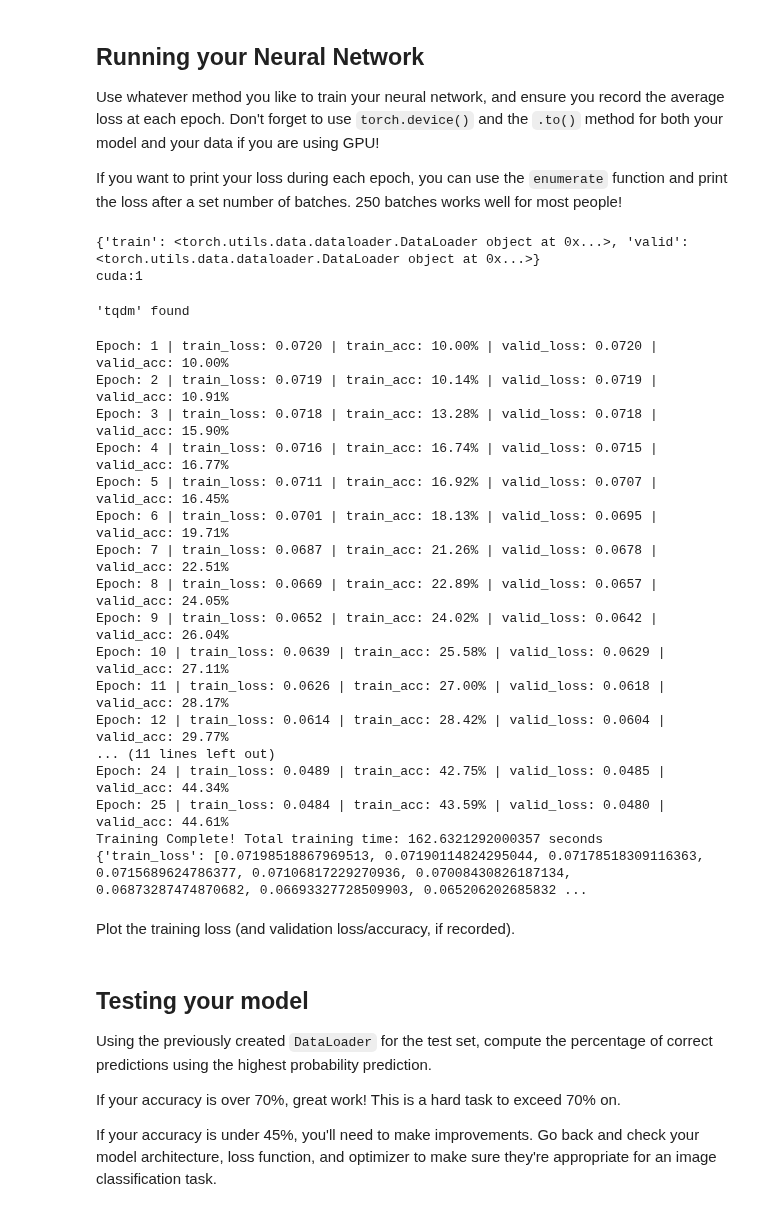
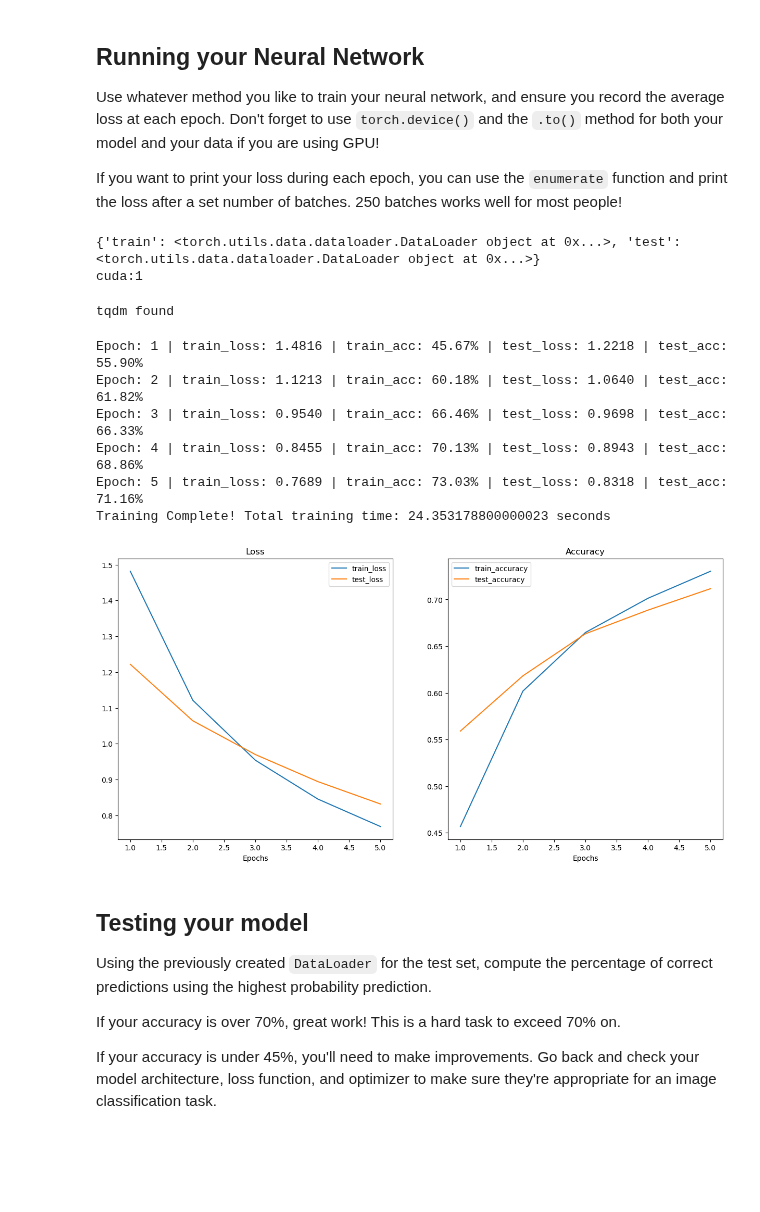
Before and after one commit to kinant/ud-ml-pytorch, a Jupyter notebook: Project 02/cifar_10_image_classifier/CIFAR-10_Image_Classifier-STARTER.ipynb, the cells around one changed output. Cells and saved outputs as stored; diff of their text form; code cells hidden in the pictures; blank space fills up the shorter version.

```diff
--- a/Project 02/cifar_10_image_classifier/CIFAR-10_Image_Classifier-STARTER.ipynb
+++ b/Project 02/cifar_10_image_classifier/CIFAR-10_Image_Classifier-STARTER.ipynb
@@ -433,7 +444,7 @@ def train(model: Classifier,
 # %%
 dataloaders = {
     "train": train_loader,
-    "valid": test_loader
+    "test": test_loader
 }
 
 print(dataloaders)
@@ -441,5 +452,5 @@ print(dataloaders)
 device = get_device()
 print(device)
 # %% [output]
-{'train': <torch.utils.data.dataloader.DataLoader object at 0x...>, 'valid': <torch.utils.data.dataloader.DataLoader object at 0x...>}
+{'train': <torch.utils.data.dataloader.DataLoader object at 0x...>, 'test': <torch.utils.data.dataloader.DataLoader object at 0x...>}
 cuda:1
@@ -446,24 +461,11 @@ cuda:1
 # %%
-training_results, best_state = train(model, dataloaders, device, optimizer, criterion, num_epochs=25);
-print(training_results)
+training_results, best_state = train(model, dataloaders, device, optimizer, criterion, num_epochs=5)
+# print(training_results)
 # %% [output]
-'tqdm' found
+tqdm found
-Epoch: 1 | train_loss: 0.0720 | train_acc: 10.00% | valid_loss: 0.0720 | valid_acc: 10.00%
-Epoch: 2 | train_loss: 0.0719 | train_acc: 10.14% | valid_loss: 0.0719 | valid_acc: 10.91%
-Epoch: 3 | train_loss: 0.0718 | train_acc: 13.28% | valid_loss: 0.0718 | valid_acc: 15.90%
-Epoch: 4 | train_loss: 0.0716 | train_acc: 16.74% | valid_loss: 0.0715 | valid_acc: 16.77%
-Epoch: 5 | train_loss: 0.0711 | train_acc: 16.92% | valid_loss: 0.0707 | valid_acc: 16.45%
-Epoch: 6 | train_loss: 0.0701 | train_acc: 18.13% | valid_loss: 0.0695 | valid_acc: 19.71%
-Epoch: 7 | train_loss: 0.0687 | train_acc: 21.26% | valid_loss: 0.0678 | valid_acc: 22.51%
-Epoch: 8 | train_loss: 0.0669 | train_acc: 22.89% | valid_loss: 0.0657 | valid_acc: 24.05%
-Epoch: 9 | train_loss: 0.0652 | train_acc: 24.02% | valid_loss: 0.0642 | valid_acc: 26.04%
-Epoch: 10 | train_loss: 0.0639 | train_acc: 25.58% | valid_loss: 0.0629 | valid_acc: 27.11%
-Epoch: 11 | train_loss: 0.0626 | train_acc: 27.00% | valid_loss: 0.0618 | valid_acc: 28.17%
-Epoch: 12 | train_loss: 0.0614 | train_acc: 28.42% | valid_loss: 0.0604 | valid_acc: 29.77%
-... (11 lines left out)
-Epoch: 24 | train_loss: 0.0489 | train_acc: 42.75% | valid_loss: 0.0485 | valid_acc: 44.34%
-Epoch: 25 | train_loss: 0.0484 | train_acc: 43.59% | valid_loss: 0.0480 | valid_acc: 44.61%
-Training Complete! Total training time: 162.6321292000357 seconds
-{'train_loss': [0.07198518867969513, 0.07190114824295044, 0.07178518309116363, 0.0715689624786377, 0.07106817229270936, 0.07008430826187134, 0.06873287474870682, 0.06693327728509903, 0.065206202685832 ...
+Epoch: 1 | train_loss: 1.4816 | train_acc: 45.67% | test_loss: 1.2218 | test_acc: 55.90%
+Epoch: 2 | train_loss: 1.1213 | train_acc: 60.18% | test_loss: 1.0640 | test_acc: 61.82%
+Epoch: 3 | train_loss: 0.9540 | train_acc: 66.46% | test_loss: 0.9698 | test_acc: 66.33%
+Epoch: 4 | train_loss: 0.8455 | train_acc: 70.13% | test_loss: 0.8943 | test_acc: 68.86%
+Epoch: 5 | train_loss: 0.7689 | train_acc: 73.03% | test_loss: 0.8318 | test_acc: 71.16%
+Training Complete! Total training time: 24.353178800000023 seconds
-# %% [markdown]
-Plot the training loss (and validation loss/accuracy, if recorded).
@@ -472,3 +472,44 @@ Plot the training loss (and validation loss/accuracy, if recorded).
+# %%
+def plot_loss_curves(results: dict) -> None:
+    """
+    Function to plot loss curves
+    Used as reference: https://www.kaggle.com/code/tirendazacademy/cats-dogs-classification-with-pytorch
+    :param results: training results dictionary
+    """
+
+    # Get the loss values
+    train_loss = results['train_loss']
+    test_loss = results['test_loss']
+
+    # Get the accuracy values
+    train_accuracy = results['train_acc']
+    test_accuracy = results['test_acc']
+
+    # Determine how many epochs
+    epochs = range(len(results['train_loss']) + 1)[1:]
+
+    # Setup plot
+    plt.figure(figsize=(15, 7))
+
+    # Plot losses
+    plt.subplot(1, 2, 1)
+    plt.plot(epochs, train_loss, label='train_loss')
+    plt.plot(epochs, test_loss, label='test_loss')
+    plt.title('Loss')
+    plt.xlabel('Epochs')
+    plt.legend()
+
+    # Plot accuracies
+    plt.subplot(1, 2, 2)
+    plt.plot(epochs, train_accuracy, label='train_accuracy')
+    plt.plot(epochs, test_accuracy, label='test_accuracy')
+    plt.title('Accuracy')
+    plt.xlabel('Epochs')
+    plt.legend();
+# %%
+plot_loss_curves(training_results)
+# %% [output]
+[figure, added]
 # %% [markdown]
 ## Testing your model
 Using the previously created `DataLoader` for the test set, compute the percentage of correct predictions using the highest probability prediction.
```
Also changed, not shown: parts of 25 cells of this notebook, 1 other file.
